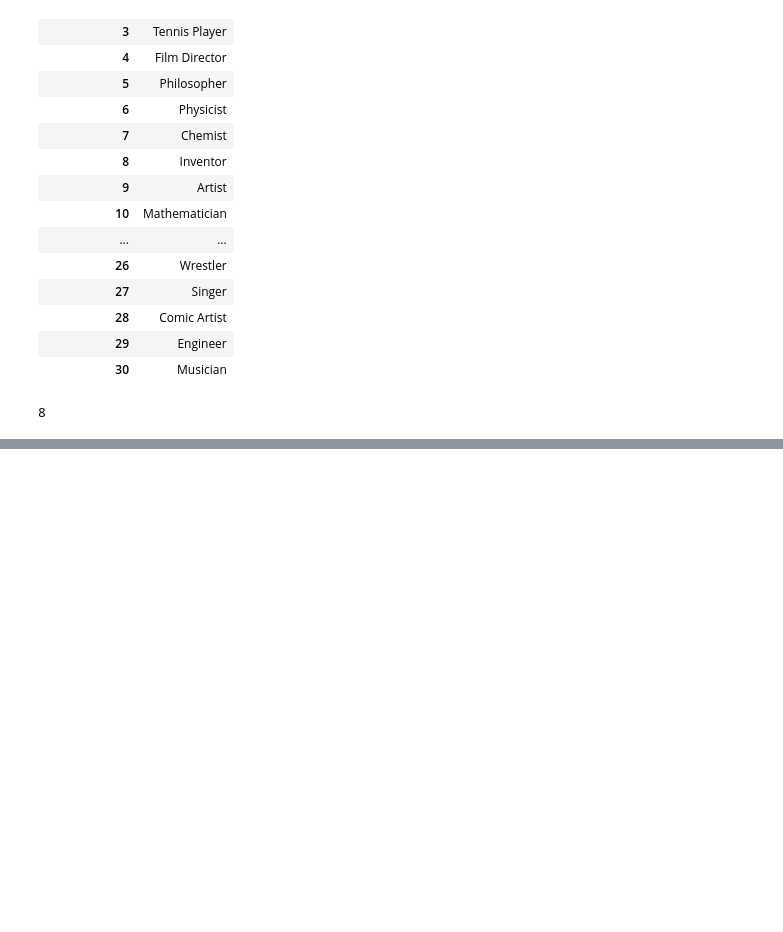
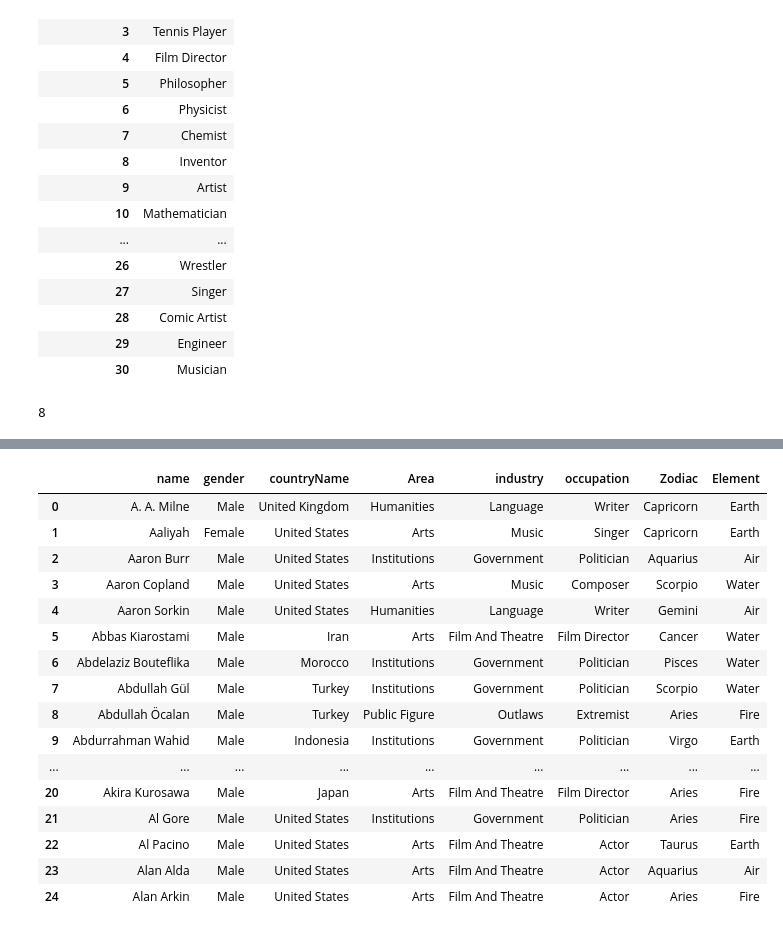
Before and after one commit to jordanwhite268/Zodiac_Analysis, a Jupyter notebook: Zodiac_Analysis.ipynb, the cells around one changed output, grey strips where cells are left out. Cells and saved outputs as stored; diff of their text form; code cells hidden in the pictures; blank space fills up the shorter version.

```diff
--- a/Zodiac_Analysis.ipynb
+++ b/Zodiac_Analysis.ipynb
@@ -595,0 +600,31 @@ peopledf.to_sql('People', connection, if_exists='replace')
+# %%
+# Read sqlite query results into a pandas DataFrame
+query=""" select p.name, p.gender, p.countryName
+   , a.area, i.industry , o.occupation
+   ,z.Zodiac ,z.Element
+from people p
+    inner join area a on a.Area_Id=p.Area_Id
+    inner join industry i on i.industry_id=p.Industry_ID
+    inner join occupation o on o.occupation_id=p.Occupation_ID
+    inner join zodiac z on p.dateID=z.Date_ID
+"""
+finaldf = pd.read_sql_query(query, connection)
+finaldf.head(25)
+# %% [output]
+|  | name | gender | countryName | Area | industry | occupation | Zodiac | Element |
+| 0 | A. A. Milne | Male | United Kingdom | Humanities | Language | Writer | Capricorn | Earth |
+| 1 | Aaliyah | Female | United States | Arts | Music | Singer | Capricorn | Earth |
+| 2 | Aaron Burr | Male | United States | Institutions | Government | Politician | Aquarius | Air |
+| 3 | Aaron Copland | Male | United States | Arts | Music | Composer | Scorpio | Water |
+| 4 | Aaron Sorkin | Male | United States | Humanities | Language | Writer | Gemini | Air |
+| 5 | Abbas Kiarostami | Male | Iran | Arts | Film And Theatre | Film Director | Cancer | Water |
+| 6 | Abdelaziz Bouteflika | Male | Morocco | Institutions | Government | Politician | Pisces | Water |
+| 7 | Abdullah Gül | Male | Turkey | Institutions | Government | Politician | Scorpio | Water |
+| 8 | Abdullah Öcalan | Male | Turkey | Public Figure | Outlaws | Extremist | Aries | Fire |
+| 9 | Abdurrahman Wahid | Male | Indonesia | Institutions | Government | Politician | Virgo | Earth |
+| ... | ... | ... | ... | ... | ... | ... | ... | ... |
+| 20 | Akira Kurosawa | Male | Japan | Arts | Film And Theatre | Film Director | Aries | Fire |
+| 21 | Al Gore | Male | United States | Institutions | Government | Politician | Aries | Fire |
+| 22 | Al Pacino | Male | United States | Arts | Film And Theatre | Actor | Taurus | Earth |
+| 23 | Alan Alda | Male | United States | Arts | Film And Theatre | Actor | Aquarius | Air |
+| 24 | Alan Arkin | Male | United States | Arts | Film And Theatre | Actor | Aries | Fire |
```
Also changed, not shown: parts of 16 cells of this notebook, 9 other files.
